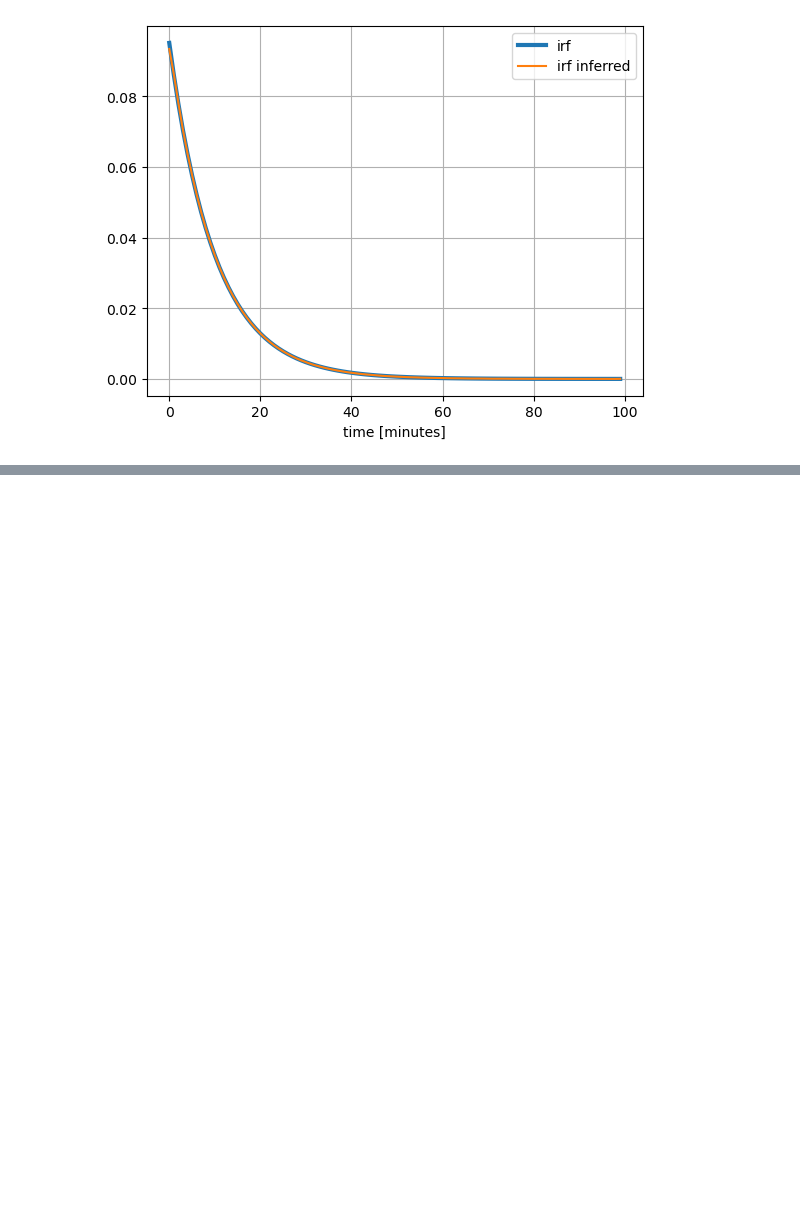
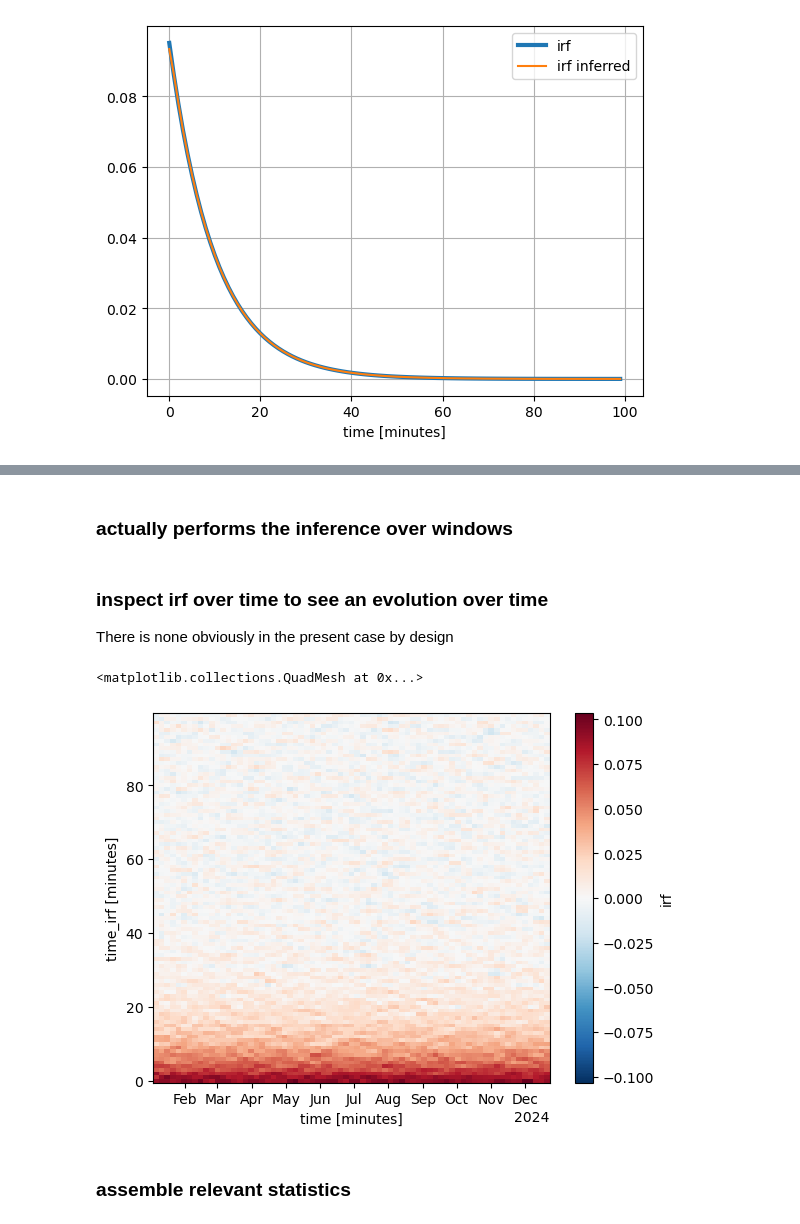
Before and after one commit to apatlpo/das_work, a Jupyter notebook: das/IRF_inference.ipynb, the cells around one changed output, grey strips where cells are left out. Drawn from its saved outputs; the diff is of its cells as text; code cells hidden in the pictures; blank space fills up the shorter version.

```diff
--- a/das/IRF_inference.ipynb
+++ b/das/IRF_inference.ipynb
@@ -181,0 +242,2 @@ ax.legend()
+# %% [markdown]
+### actually performs the inference over windows
@@ -181,0 +299,19 @@ ax.legend()
+# %%
+window = 10*24*60 # 10 days
+overlap = .5 # overlap
+irf_length = irf.time.size # irf size
+
+# add offset to temperature to test demeaning
+temperature = ds.temperature+10
+irfs = irf_inference_windowed(temperature, ds.das, irf_length, window)
+# %% [markdown]
+### inspect irf over time to see an evolution over time
+
+There is none obviously in the present case by design
+# %%
+irfs.plot(x="time")
+# %% [output]
+<matplotlib.collections.QuadMesh at 0x...>
+[figure, added]
+# %% [markdown]
+### assemble relevant statistics
```
Also changed, not shown: parts of 12 cells of this notebook.
